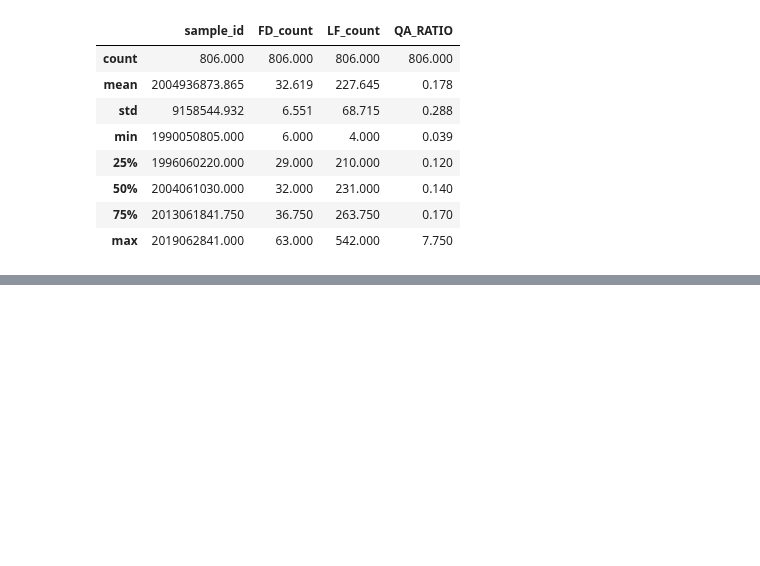
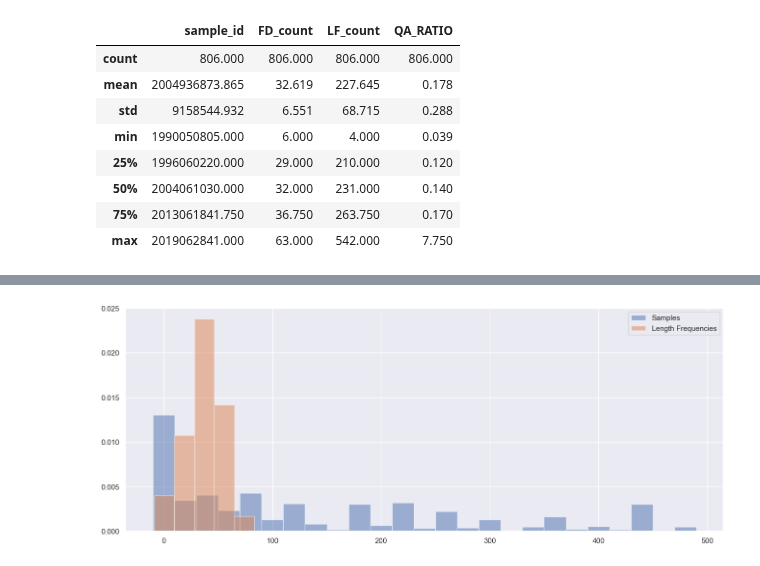
Before and after one commit to dfo-gulf-science/Gaspereau, a Jupyter notebook: 8. Data Wrangling - matching and creating tables.ipynb, the cells around one changed output, grey strips where cells are left out. Saved outputs shown, nothing was run; the diff lists cells and outputs as text; code cells hidden in the pictures; blank space fills up the shorter version.

```diff
--- a/8. Data Wrangling - matching and creating tables.ipynb
+++ b/8. Data Wrangling - matching and creating tables.ipynb
@@ -902,0 +720,15 @@ df_SD.sample(10)
+# %%
+fig, ax = plt.subplots(figsize=(16, 6))
+bins = 5
+density = True
+
+plt.hist(pd.DataFrame(df_SD.catch_kg), bins=bins*5, alpha=0.5, label='Samples', density=density, align='left', range=(0, 500))
+plt.hist(pd.DataFrame(df_LF.groupby('id')['wt_kg'].max()), bins=bins, alpha=0.5, label='Length Frequencies', density=density, align='left')
+
+plt.legend(loc='upper right')
+
+plt.show()
+
+# could expect 5%+ error rate based on zeros, and a few more from low percentiles
+# %% [output]
+[figure, added]
```
Also changed, not shown: parts of 48 cells of this notebook.
